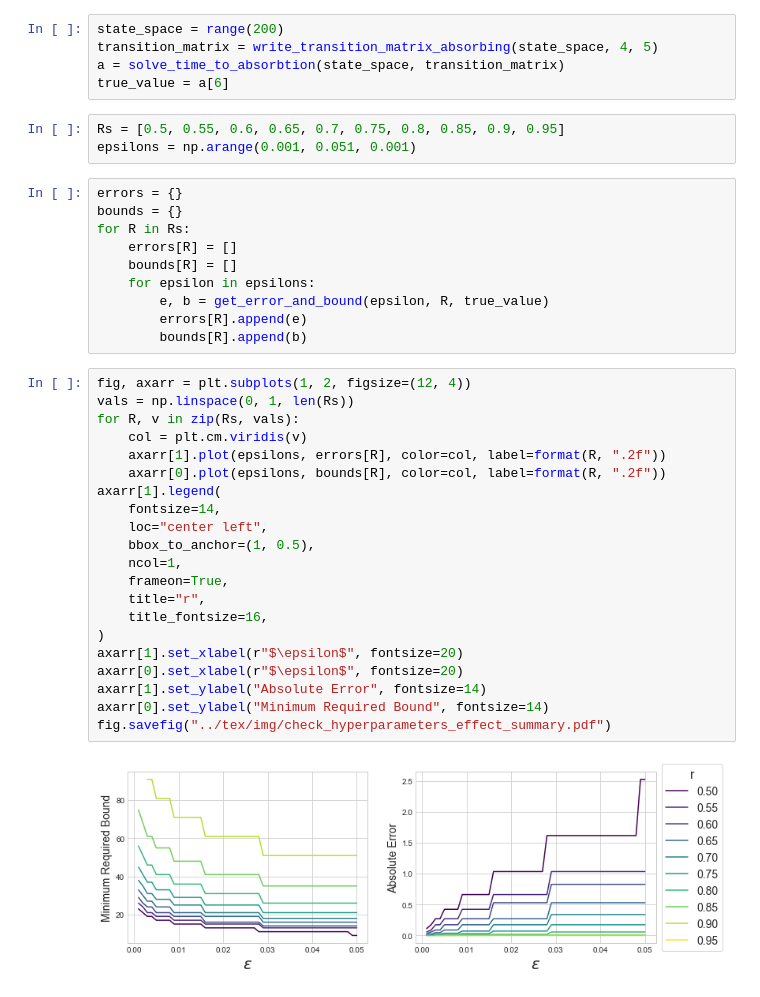
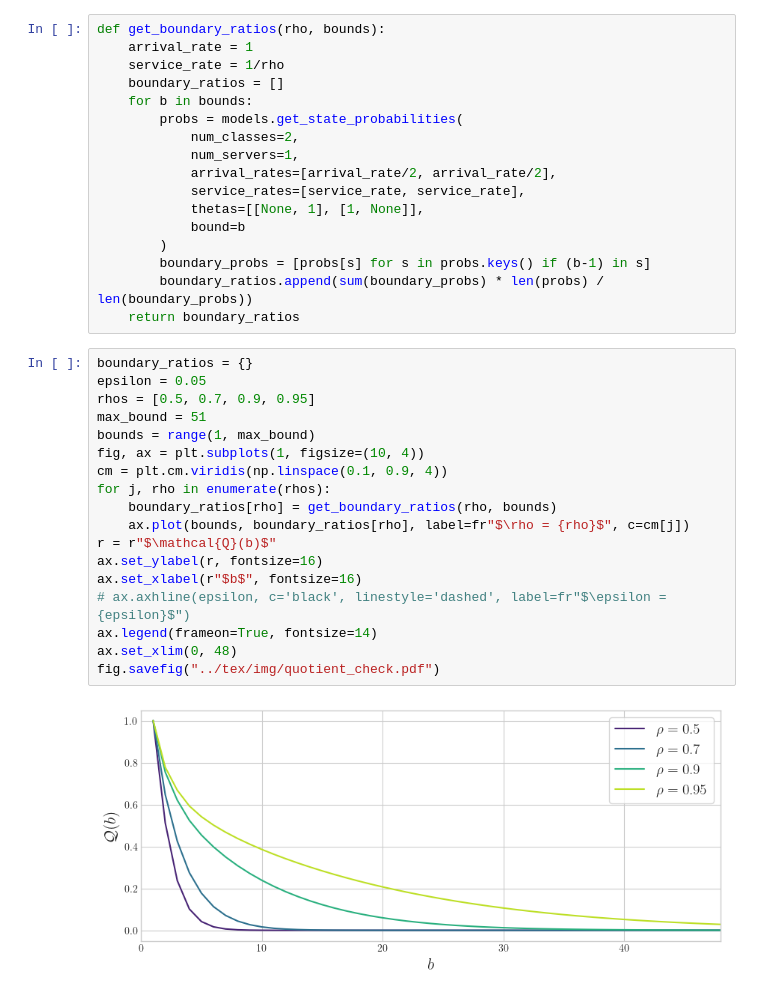
Before and after one commit to geraintpalmer/DynamicClasses, a Jupyter notebook: src/Demonstrate Checks.ipynb, the cells around one changed output. Saved outputs shown, nothing was run; the diff lists cells and outputs as text.

Commit message:
write and check new accuracy measures for bounded systems

```diff
--- a/src/Demonstrate Checks.ipynb
+++ b/src/Demonstrate Checks.ipynb
@@ -196,41 +8,37 @@ def get_error_and_bound(epsilon, R, true_value):
-# %%
-state_space = range(200)
-transition_matrix = write_transition_matrix_absorbing(state_space, 4, 5)
-a = solve_time_to_absorbtion(state_space, transition_matrix)
-true_value = a[6]
-# %%
-Rs = [0.5, 0.55, 0.6, 0.65, 0.7, 0.75, 0.8, 0.85, 0.9, 0.95]
-epsilons = np.arange(0.001, 0.051, 0.001)
-# %%
-errors = {}
-bounds = {}
-for R in Rs:
-    errors[R] = []
-    bounds[R] = []
-    for epsilon in epsilons:
-        e, b = get_error_and_bound(epsilon, R, true_value)
-        errors[R].append(e)
-        bounds[R].append(b)
-# %%
-fig, axarr = plt.subplots(1, 2, figsize=(12, 4))
-vals = np.linspace(0, 1, len(Rs))
-for R, v in zip(Rs, vals):
-    col = plt.cm.viridis(v)
-    axarr[1].plot(epsilons, errors[R], color=col, label=format(R, ".2f"))
-    axarr[0].plot(epsilons, bounds[R], color=col, label=format(R, ".2f"))
-axarr[1].legend(
-    fontsize=14,
-    loc="center left",
-    bbox_to_anchor=(1, 0.5),
-    ncol=1,
-    frameon=True,
-    title="r",
-    title_fontsize=16,
-)
-axarr[1].set_xlabel(r"$\epsilon$", fontsize=20)
-axarr[0].set_xlabel(r"$\epsilon$", fontsize=20)
-axarr[1].set_ylabel("Absolute Error", fontsize=14)
-axarr[0].set_ylabel("Minimum Required Bound", fontsize=14)
-fig.savefig("../tex/img/check_hyperparameters_effect_summary.pdf")
-# %% [output]
-[figure, removed]
+# %%
+def get_boundary_ratios(rho, bounds):
+    arrival_rate = 1
+    service_rate = 1/rho
+    boundary_ratios = []
+    for b in bounds:
+        probs = models.get_state_probabilities(
+            num_classes=2,
+            num_servers=1,
+            arrival_rates=[arrival_rate/2, arrival_rate/2],
+            service_rates=[service_rate, service_rate],
+            thetas=[[None, 1], [1, None]],
+            bound=b
+        )
+        boundary_probs = [probs[s] for s in probs.keys() if (b-1) in s]
+        boundary_ratios.append(sum(boundary_probs) * len(probs) / len(boundary_probs))
+    return boundary_ratios
+# %%
+boundary_ratios = {}
+epsilon = 0.05
+rhos = [0.5, 0.7, 0.9, 0.95]
+max_bound = 51
+bounds = range(1, max_bound)
+fig, ax = plt.subplots(1, figsize=(10, 4))
+cm = plt.cm.viridis(np.linspace(0.1, 0.9, 4))
+for j, rho in enumerate(rhos):
+    boundary_ratios[rho] = get_boundary_ratios(rho, bounds)
+    ax.plot(bounds, boundary_ratios[rho], label=fr"$\rho = {rho}$", c=cm[j])
+r = r"$\mathcal{Q}(b)$"
+ax.set_ylabel(r, fontsize=16)
+ax.set_xlabel(r"$b$", fontsize=16)
+# ax.axhline(epsilon, c='black', linestyle='dashed', label=fr"$\epsilon = {epsilon}$")
+ax.legend(frameon=True, fontsize=14)
+ax.set_xlim(0, 48)
+fig.savefig("../tex/img/quotient_check.pdf")
+# %% [output]
+[figure, added]
```
Also changed, not shown: parts of 17 cells of this notebook, 16 other files.
